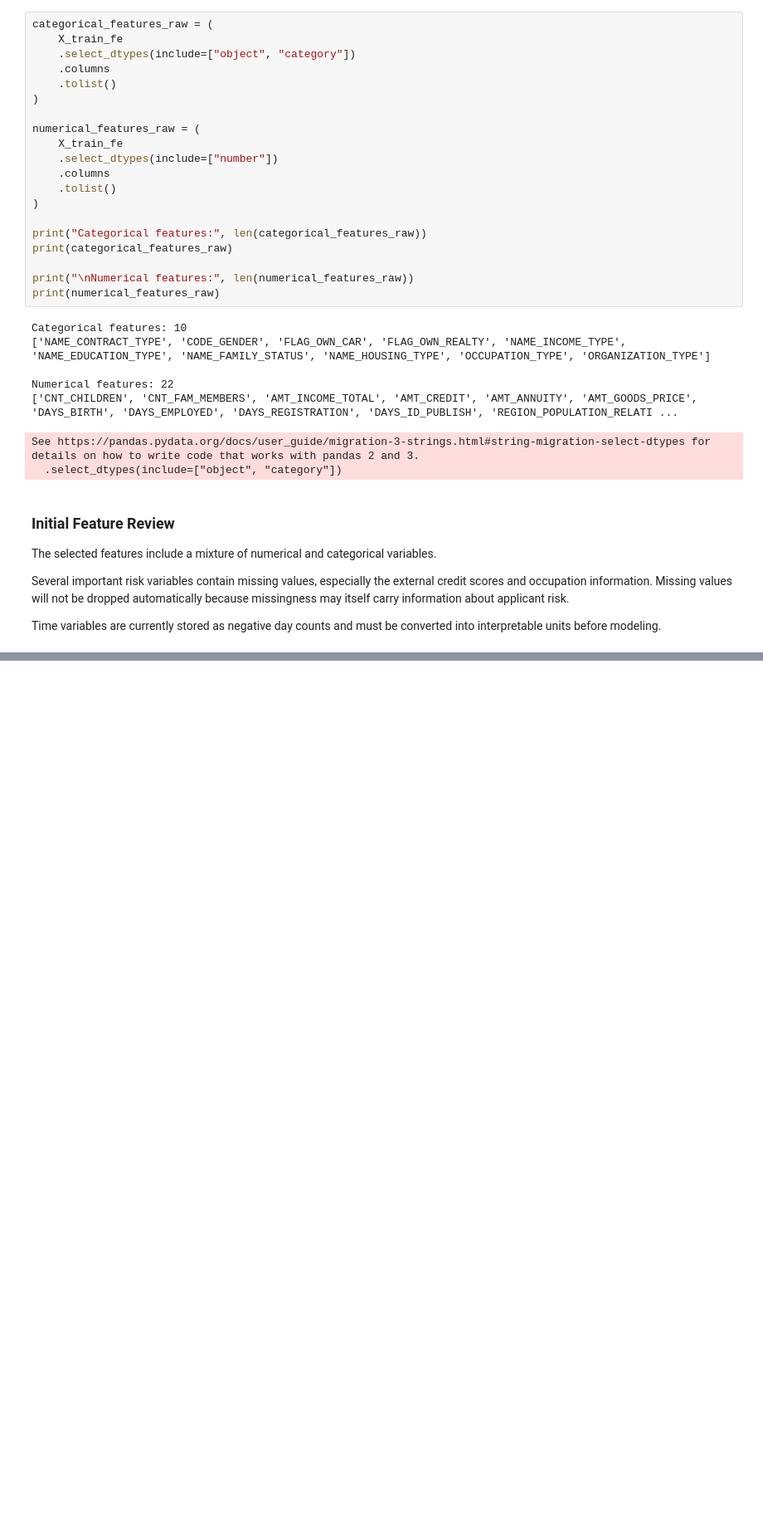
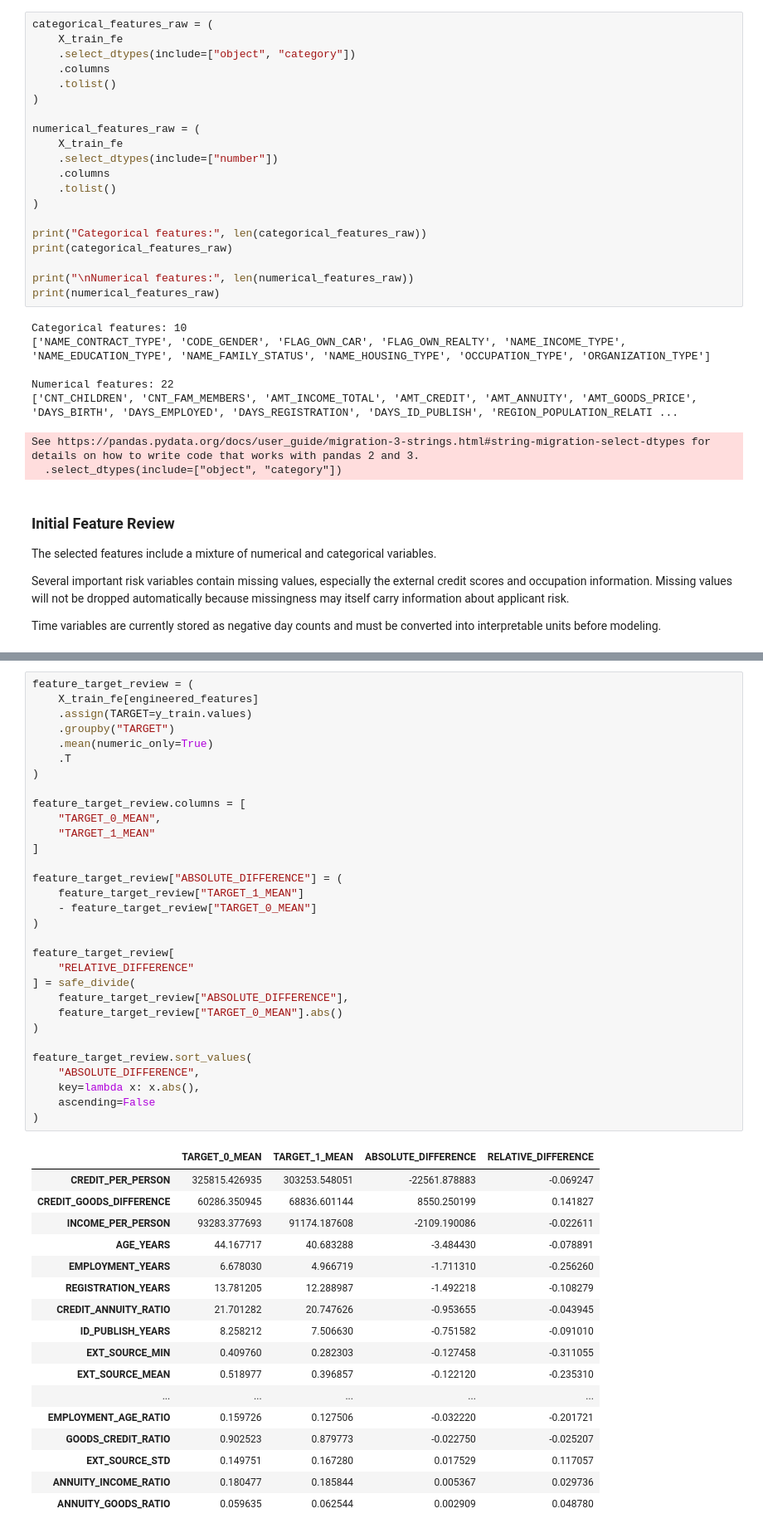
Before and after one commit to Yasminehuo/credit-risk-decisioning, a Jupyter notebook: notebooks/04_feature_engineering.ipynb, the cells around one changed output, grey strips where cells are left out. Shown at 83% size. Saved outputs shown, nothing was run; the diff lists cells and outputs as text; blank space fills up the shorter version.

```diff
--- a/notebooks/04_feature_engineering.ipynb
+++ b/notebooks/04_feature_engineering.ipynb
@@ -319,0 +739,49 @@ Time variables are currently stored as negative day counts and must be converted
+# %%
+feature_target_review = (
+    X_train_fe[engineered_features]
+    .assign(TARGET=y_train.values)
+    .groupby("TARGET")
+    .mean(numeric_only=True)
+    .T
+)
+
+feature_target_review.columns = [
+    "TARGET_0_MEAN",
+    "TARGET_1_MEAN"
+]
+
+feature_target_review["ABSOLUTE_DIFFERENCE"] = (
+    feature_target_review["TARGET_1_MEAN"]
+    - feature_target_review["TARGET_0_MEAN"]
+)
+
+feature_target_review[
+    "RELATIVE_DIFFERENCE"
+] = safe_divide(
+    feature_target_review["ABSOLUTE_DIFFERENCE"],
+    feature_target_review["TARGET_0_MEAN"].abs()
+)
+
+feature_target_review.sort_values(
+    "ABSOLUTE_DIFFERENCE",
+    key=lambda x: x.abs(),
+    ascending=False
+)
+# %% [output]
+|  | TARGET_0_MEAN | TARGET_1_MEAN | ABSOLUTE_DIFFERENCE | RELATIVE_DIFFERENCE |
+| CREDIT_PER_PERSON | 325815.426935 | 303253.548051 | -22561.878883 | -0.069247 |
+| CREDIT_GOODS_DIFFERENCE | 60286.350945 | 68836.601144 | 8550.250199 | 0.141827 |
+| INCOME_PER_PERSON | 93283.377693 | 91174.187608 | -2109.190086 | -0.022611 |
+| AGE_YEARS | 44.167717 | 40.683288 | -3.484430 | -0.078891 |
+| EMPLOYMENT_YEARS | 6.678030 | 4.966719 | -1.711310 | -0.256260 |
+| REGISTRATION_YEARS | 13.781205 | 12.288987 | -1.492218 | -0.108279 |
+| CREDIT_ANNUITY_RATIO | 21.701282 | 20.747626 | -0.953655 | -0.043945 |
+| ID_PUBLISH_YEARS | 8.258212 | 7.506630 | -0.751582 | -0.091010 |
+| EXT_SOURCE_MIN | 0.409760 | 0.282303 | -0.127458 | -0.311055 |
+| EXT_SOURCE_MEAN | 0.518977 | 0.396857 | -0.122120 | -0.235310 |
+| ... | ... | ... | ... | ... |
+| EMPLOYMENT_AGE_RATIO | 0.159726 | 0.127506 | -0.032220 | -0.201721 |
+| GOODS_CREDIT_RATIO | 0.902523 | 0.879773 | -0.022750 | -0.025207 |
+| EXT_SOURCE_STD | 0.149751 | 0.167280 | 0.017529 | 0.117057 |
+| ANNUITY_INCOME_RATIO | 0.180477 | 0.185844 | 0.005367 | 0.029736 |
+| ANNUITY_GOODS_RATIO | 0.059635 | 0.062544 | 0.002909 | 0.048780 |
```
Also changed, not shown: parts of 52 cells of this notebook.
